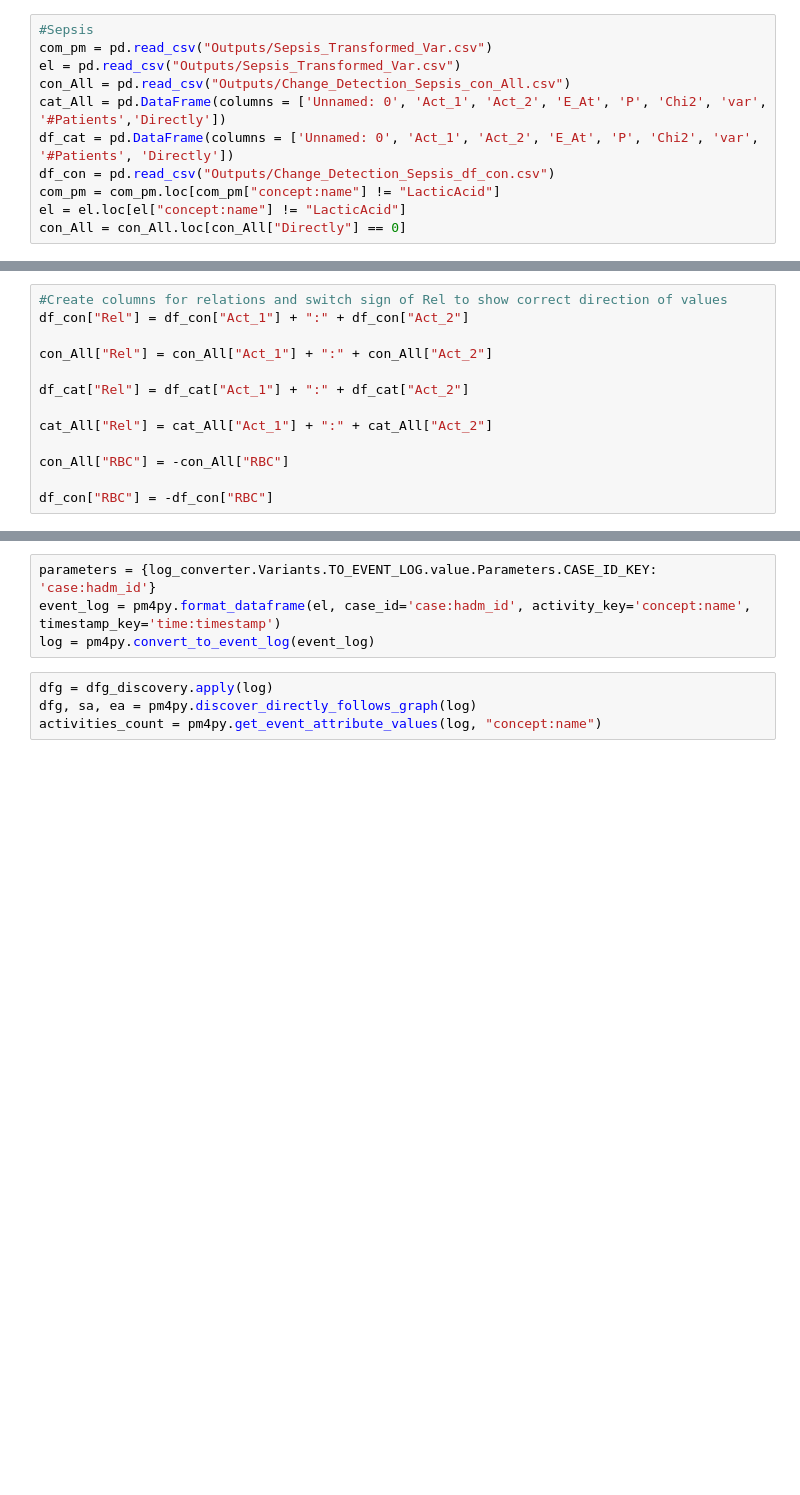
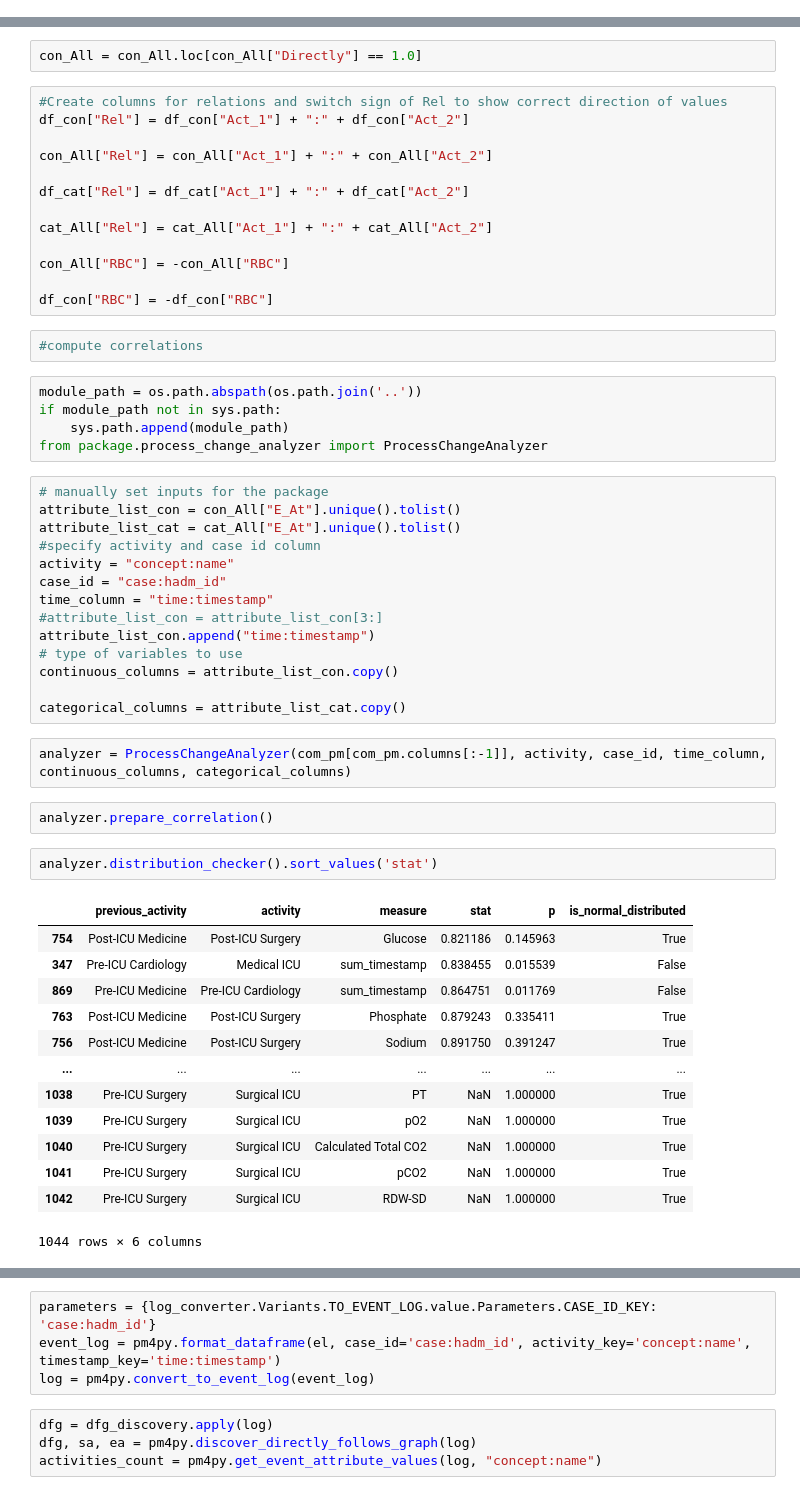
Before and after one commit to bptlab/relationships-between-change-patterns, a Jupyter notebook: 3_UI.ipynb, the cells around one changed output, grey strips where cells are left out. Saved outputs shown, nothing was run; the diff lists cells and outputs as text; blank space fills up the shorter version.

Commit message:
integrate correlation in UI

```diff
--- a/3_UI.ipynb
+++ b/3_UI.ipynb
@@ -37,11 +51,0 @@ df_con = pd.read_csv("Outputs/Change_Detection_MIMIC_df_con.csv")
-# %%
-#Sepsis
-com_pm = pd.read_csv("Outputs/Sepsis_Transformed_Var.csv")
-el = pd.read_csv("Outputs/Sepsis_Transformed_Var.csv")
-con_All = pd.read_csv("Outputs/Change_Detection_Sepsis_con_All.csv")
-cat_All = pd.DataFrame(columns = ['Unnamed: 0', 'Act_1', 'Act_2', 'E_At', 'P', 'Chi2', 'var', '#Patients','Directly'])
-df_cat = pd.DataFrame(columns = ['Unnamed: 0', 'Act_1', 'Act_2', 'E_At', 'P', 'Chi2', 'var', '#Patients', 'Directly'])
-df_con = pd.read_csv("Outputs/Change_Detection_Sepsis_df_con.csv")
-com_pm = com_pm.loc[com_pm["concept:name"] != "LacticAcid"]
-el = el.loc[el["concept:name"] != "LacticAcid"]
-con_All = con_All.loc[con_All["Directly"] == 0]
@@ -48,3 +54,5 @@ con_All = con_All.loc[con_All["Directly"] == 0]
+# %%
+con_All = con_All.loc[con_All["Directly"] == 1.0]
 # %%
 #Create columns for relations and switch sign of Rel to show correct direction of values
 df_con["Rel"] = df_con["Act_1"] + ":" + df_con["Act_2"]
@@ -58,3 +66,44 @@ cat_All["Rel"] = cat_All["Act_1"] + ":" + cat_All["Act_2"]
 con_All["RBC"] = -con_All["RBC"]
 
 df_con["RBC"] = -df_con["RBC"]
+# %%
+#compute correlations
+# %%
+module_path = os.path.abspath(os.path.join('..'))
+if module_path not in sys.path:
+    sys.path.append(module_path)
+from package.process_change_analyzer import ProcessChangeAnalyzer
+# %%
+# manually set inputs for the package
+attribute_list_con = con_All["E_At"].unique().tolist()
+attribute_list_cat = cat_All["E_At"].unique().tolist()
+#specify activity and case id column
+activity = "concept:name"
+case_id = "case:hadm_id"
+time_column = "time:timestamp"
+#attribute_list_con = attribute_list_con[3:]
+attribute_list_con.append("time:timestamp")
+# type of variables to use
+continuous_columns = attribute_list_con.copy()
+
+categorical_columns = attribute_list_cat.copy()
+# %%
+analyzer = ProcessChangeAnalyzer(com_pm[com_pm.columns[:-1]], activity, case_id, time_column, continuous_columns, categorical_columns)
+# %%
+analyzer.prepare_correlation()
+# %%
+analyzer.distribution_checker().sort_values('stat')
+# %% [output]
+|  | previous_activity | activity | measure | stat | p | is_normal_distributed |
+| 754 | Post-ICU Medicine | Post-ICU Surgery | Glucose | 0.821186 | 0.145963 | True |
+| 347 | Pre-ICU Cardiology | Medical ICU | sum_timestamp | 0.838455 | 0.015539 | False |
+| 869 | Pre-ICU Medicine | Pre-ICU Cardiology | sum_timestamp | 0.864751 | 0.011769 | False |
+| 763 | Post-ICU Medicine | Post-ICU Surgery | Phosphate | 0.879243 | 0.335411 | True |
+| 756 | Post-ICU Medicine | Post-ICU Surgery | Sodium | 0.891750 | 0.391247 | True |
+| ... | ... | ... | ... | ... | ... | ... |
+| 1038 | Pre-ICU Surgery | Surgical ICU | PT | NaN | 1.000000 | True |
+| 1039 | Pre-ICU Surgery | Surgical ICU | pO2 | NaN | 1.000000 | True |
+| 1040 | Pre-ICU Surgery | Surgical ICU | Calculated Total CO2 | NaN | 1.000000 | True |
+| 1041 | Pre-ICU Surgery | Surgical ICU | pCO2 | NaN | 1.000000 | True |
+| 1042 | Pre-ICU Surgery | Surgical ICU | RDW-SD | NaN | 1.000000 | True |
+1044 rows × 6 columns
```
Also changed, not shown: parts of 10 cells of this notebook, 4 other files.
